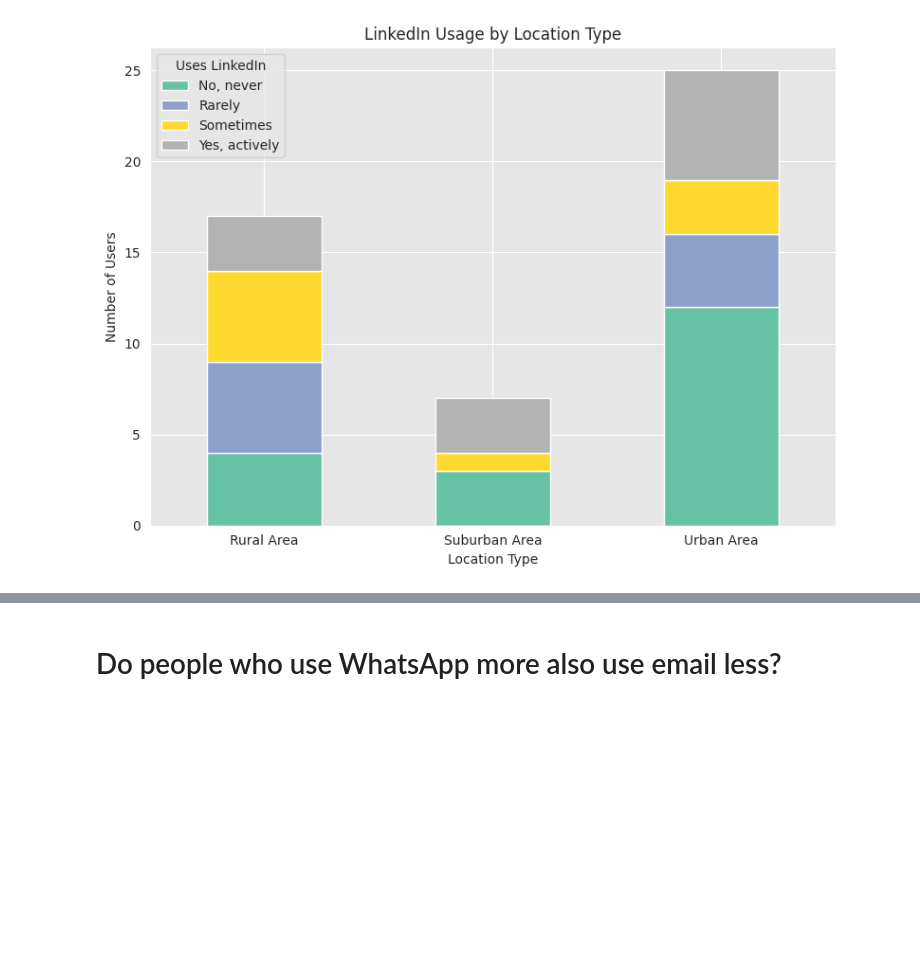
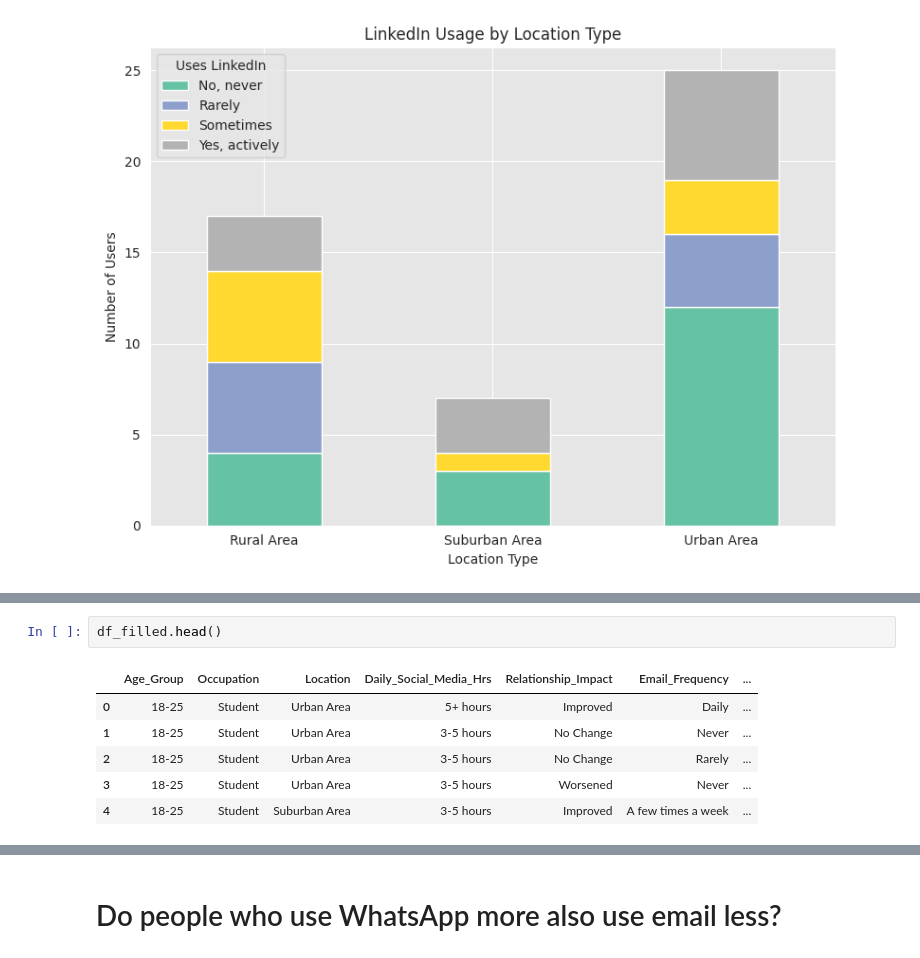
Before and after one commit to abhik-b/Social-Media-Impact-EDA, a Jupyter notebook: social-media-aspect-eda.ipynb, the cells around one changed output, grey strips where cells are left out. Drawn from its saved outputs; the diff is of its cells as text; blank space fills up the shorter version.

```diff
--- a/social-media-aspect-eda.ipynb
+++ b/social-media-aspect-eda.ipynb
@@ -501,0 +491,9 @@ Name: count, dtype: int64
+# %%
+df_filled.head()
+# %% [output]
+|  | Age_Group | Occupation | Location | Daily_Social_Media_Hrs | Relationship_Impact | Email_Frequency | ... |
+| 0 | 18-25 | Student | Urban Area | 5+ hours | Improved | Daily | ... |
+| 1 | 18-25 | Student | Urban Area | 3-5 hours | No Change | Never | ... |
+| 2 | 18-25 | Student | Urban Area | 3-5 hours | No Change | Rarely | ... |
+| 3 | 18-25 | Student | Urban Area | 3-5 hours | Worsened | Never | ... |
+| 4 | 18-25 | Student | Suburban Area | 3-5 hours | Improved | A few times a week | ... |
```
Also changed, not shown: parts of 27 cells of this notebook.
